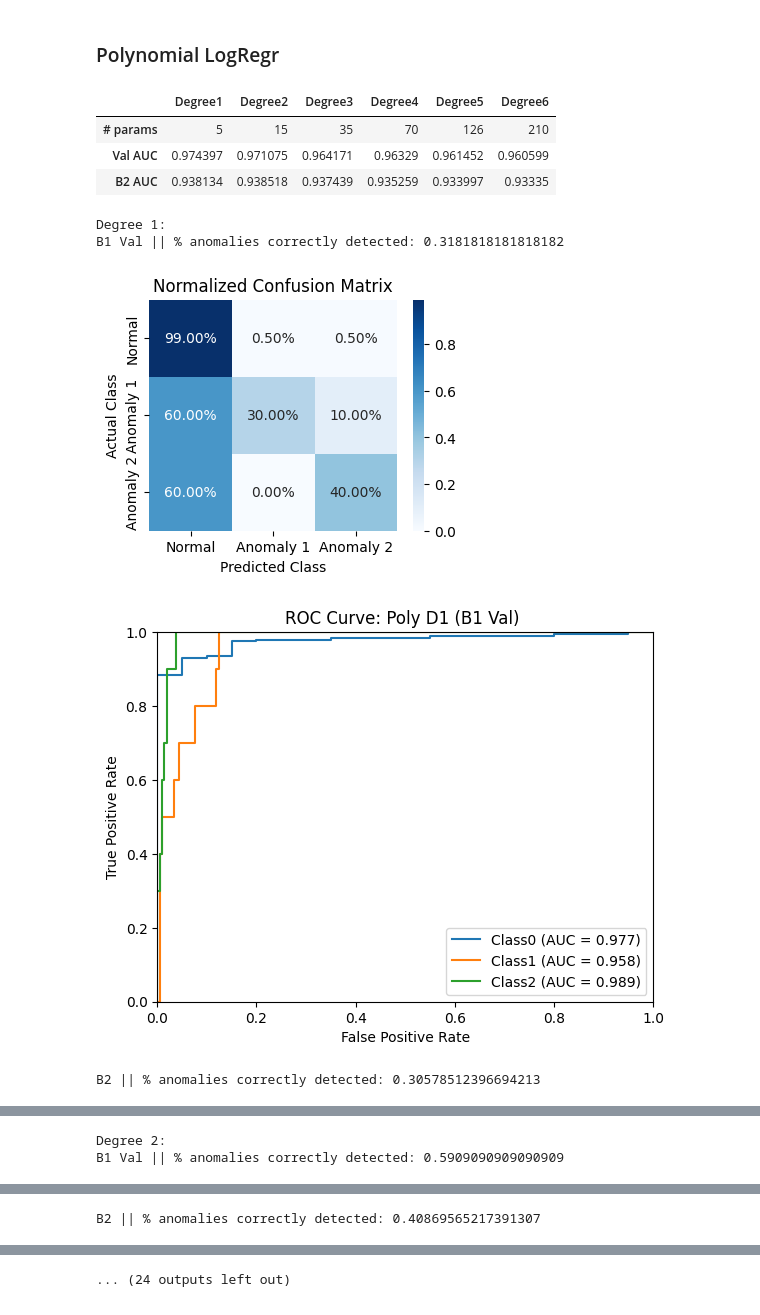
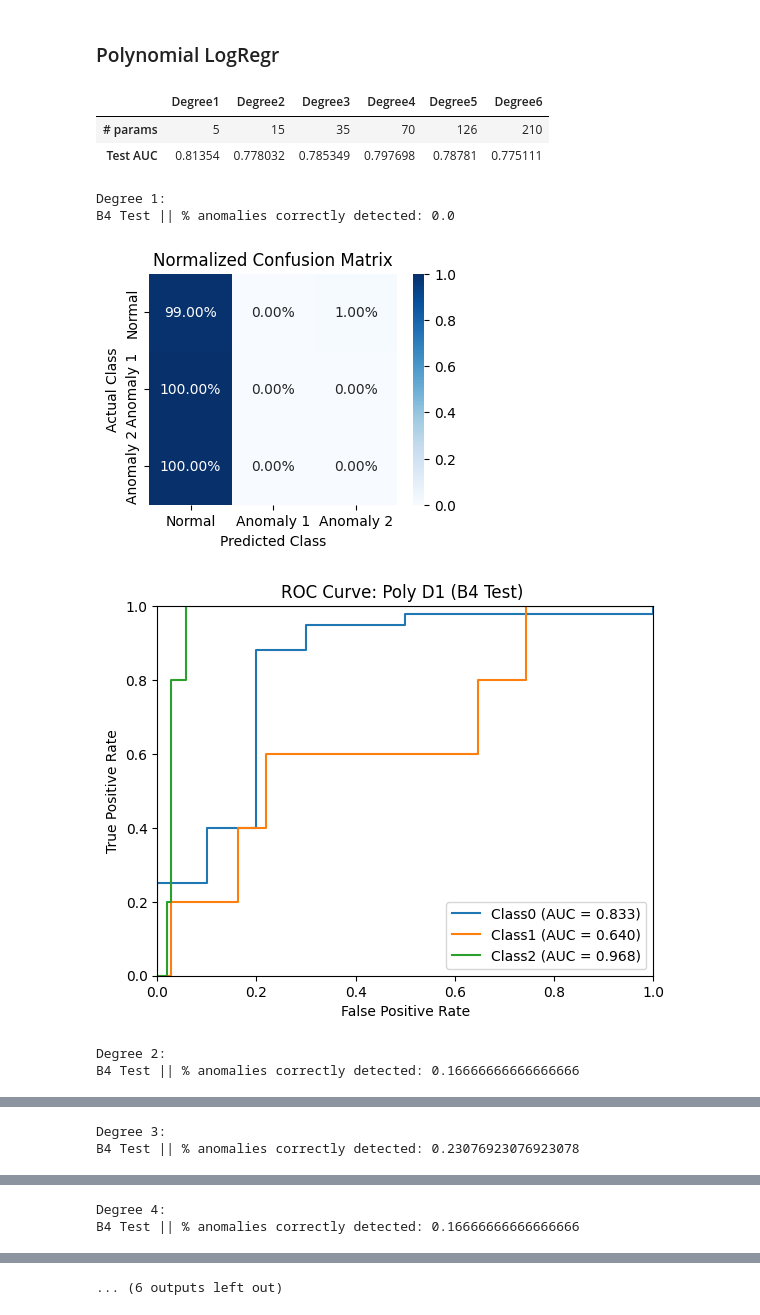
Before and after one commit to JET2001/cs421-project, a Jupyter notebook: alex/alex_v3_include_batch2.ipynb, the cells around one changed output, grey strips where cells are left out. Cells and saved outputs as stored; diff of their text form; code cells hidden in the pictures.

```diff
--- a/alex/alex_v3_include_batch2.ipynb
+++ b/alex/alex_v3_include_batch2.ipynb
@@ -234,4 +216,4 @@ b1_XXX
 # %%
-b1_yyy = b1_yy.drop('user', axis=1).squeeze()
-b1_yyy
+b4_yyy = b4_yy.drop('user', axis=1).squeeze()
+b4_yyy
 # %% [output]
@@ -289,7 +268,7 @@ pd.DataFrame(b1_X_train_norm)
 ### Linear LogRegr
 # %%
 regr = linear_model.LogisticRegression()
-regr.fit(b1_X_train_norm, b1_y_train)
+regr.fit(b4_X_train_norm, b4_y_train)
 # %% [output]
 LogisticRegression()
 # %%
@@ -397,59 +366,45 @@ def create_polynomial_features(p_degree, train_set, other_set):
 # %%
 results = {}
 predictions = {
-    'B1_Val': {},
-    'B2': {}
+    'B4_Test': {}
 }
 prob_predictions = {
-    'B1_Val': {},
-    'B2': {}
+    'B4_Test': {}
 }
 
 for degree in range(1, 7):
-    X_train_poly, X_val_poly = create_polynomial_features(degree, b1_X_train_norm, b1_X_val_norm)
-    _, X_test_poly = create_polynomial_features(degree, b1_X_train_norm, b1_X_test_norm)
-    _, b2_poly = create_polynomial_features(degree, b1_X_train_norm, b2_XXX_norm)
+    X_train_poly, X_test_poly = create_polynomial_features(degree, b4_X_train_norm, b4_X_test_norm)
 
-    X_train_poly_norm, X_val_poly_norm = normalize_datasets(X_train_poly, X_val_poly)
-    _, X_test_poly_norm = normalize_datasets(X_train_poly, X_test_poly)
-    _, b2_poly_norm = normalize_datasets(X_train_poly, b2_poly)
+    X_train_poly_norm, X_test_poly_norm = normalize_datasets(X_train_poly, X_test_poly)
 
     poly_regr = linear_model.LogisticRegression()
-    poly_regr.fit(X_train_poly_norm, b1_y_train)
+    poly_regr.fit(X_train_poly_norm, b4_y_train)
 
     degree_rez = {}
     degree_rez['# params'] = str(X_train_poly.shape[1])
-    degree_rez['Val AUC'] = roc_auc_score(b1_y_val, poly_regr.predict_proba(X_val_poly_norm), multi_class='ovr')
-    degree_rez['B2 AUC'] = roc_auc_score(b2_yyy, poly_regr.predict_proba(b2_poly_norm), multi_class='ovr')
+    degree_rez['Test AUC'] = roc_auc_score(b4_y_test, poly_regr.predict_proba(X_test_poly_norm), multi_class='ovr')
     results[f'Degree{degree}'] = degree_rez
 
-    predictions['B1_Val'][f'Degree{degree}'] = pd.DataFrame(poly_regr.predict(X_val_poly_norm))
-    predictions['B2'][f'Degree{degree}'] = pd.DataFrame(poly_regr.predict(b2_poly_norm))
+    predictions['B4_Test'][f'Degree{degree}'] = pd.DataFrame(poly_regr.predict(X_test_poly_norm))
+    prob_predictions['B4_Test'][f'Degree{degree}'] = poly_regr.predict_proba(X_test_poly_norm)
 
-    prob_predictions['B1_Val'][f'Degree{degree}'] = poly_regr.predict_proba(X_val_poly_norm)
-    prob_predictions['B2'][f'Degree{degree}'] = poly_regr.predict_proba(b2_poly_norm)
 pd.DataFrame(results)
 # %% [output]
 |  | Degree1 | Degree2 | Degree3 | Degree4 | Degree5 | Degree6 |
 | # params | 5 | 15 | 35 | 70 | 126 | 210 |
-| Val AUC | 0.974397 | 0.971075 | 0.964171 | 0.96329 | 0.961452 | 0.960599 |
-| B2 AUC | 0.938134 | 0.938518 | 0.937439 | 0.935259 | 0.933997 | 0.93335 |
+| Test AUC | 0.81354 | 0.778032 | 0.785349 | 0.797698 | 0.78781 | 0.775111 |
 # %%
 for degree in range(1, 7):
     print(f'Degree {degree}: ')
 
-    print('B1 Val || ', end='')
-    compare_anomalies(b1_y_val, predictions['B1_Val'][f'Degree{degree}'])
-    generate_confusion_matrix(b1_y_val, predictions['B1_Val'][f'Degree{degree}'])
-    plot_roc_curve(b1_y_val_binarized, prob_predictions['B1_Val'][f'Degree{degree}'], f'Poly D{degree} (B1 Val) ')
-
-    print('B2 || ', end='')
-    compare_anomalies(b2_yyy, predictions['B2'][f'Degree{degree}'])
-    generate_confusion_matrix(b2_yyy, predictions['B2'][f'Degree{degree}'])
-    plot_roc_curve(b2_yyy_binarized, prob_predictions['B2'][f'Degree{degree}'], f'Poly D{degree} (B2) ')
+    print('B4 Test || ', end='')
+    compare_anomalies(b4_y_test, predictions['B4_Test'][f'Degree{degree}'])
+    generate_confusion_matrix(b4_y_test, predictions['B4_Test'][f'Degree{degree}'])
+    plot_roc_curve(b4_y_test_binarized, prob_predictions['B4_Test'][f'Degree{degree}'], f'Poly D{degree} (B4 Test) ')
 # %% [output]
 Degree 1:
-B1 Val || % anomalies correctly detected: 0.3181818181818182
+B4 Test || % anomalies correctly detected: 0.0
-[figure, old version]
+[figure, new version]
-[figure, old version]
+[figure, new version]
-B2 || % anomalies correctly detected: 0.30578512396694213
+Degree 2:
+B4 Test || % anomalies correctly detected: 0.16666666666666666
@@ -458,2 +413,2 @@ B2 || % anomalies correctly detected: 0.30578512396694213
-Degree 2:
-B1 Val || % anomalies correctly detected: 0.5909090909090909
+Degree 3:
+B4 Test || % anomalies correctly detected: 0.23076923076923078
@@ -462 +417,2 @@ B1 Val || % anomalies correctly detected: 0.5909090909090909
-B2 || % anomalies correctly detected: 0.40869565217391307
+Degree 4:
+B4 Test || % anomalies correctly detected: 0.16666666666666666
@@ -465 +421 @@ B2 || % anomalies correctly detected: 0.40869565217391307
-... (24 outputs left out)
+... (6 outputs left out)
```
Also changed, not shown: parts of 19 cells of this notebook.
